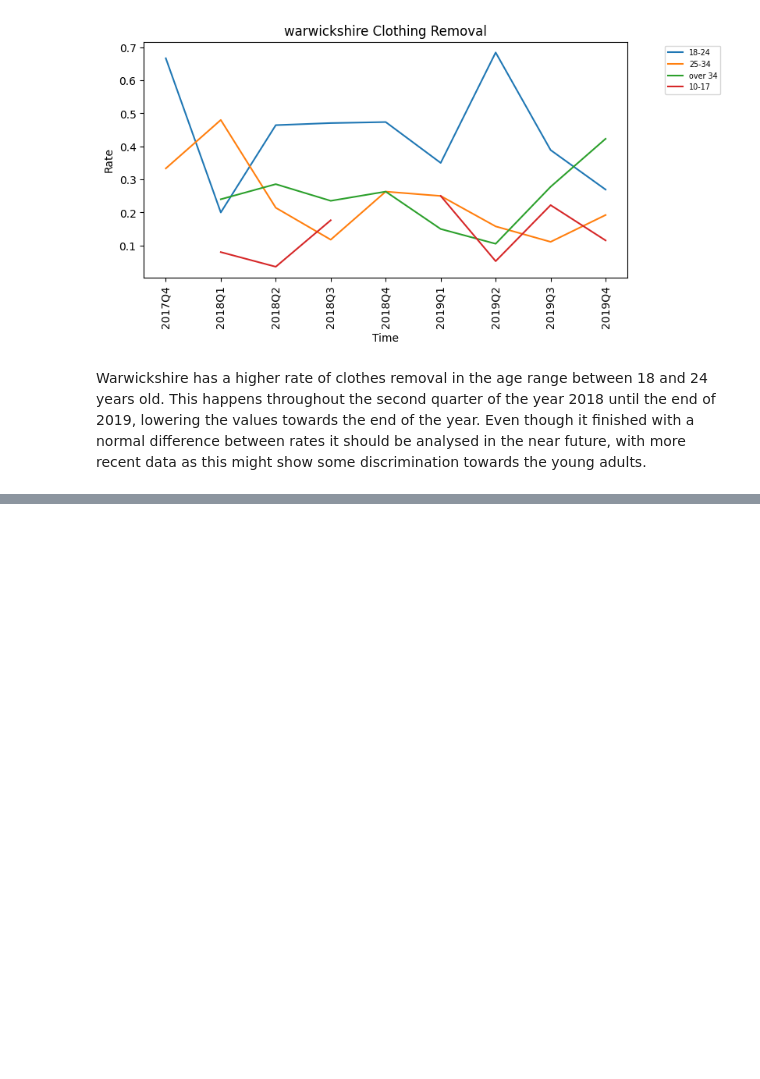
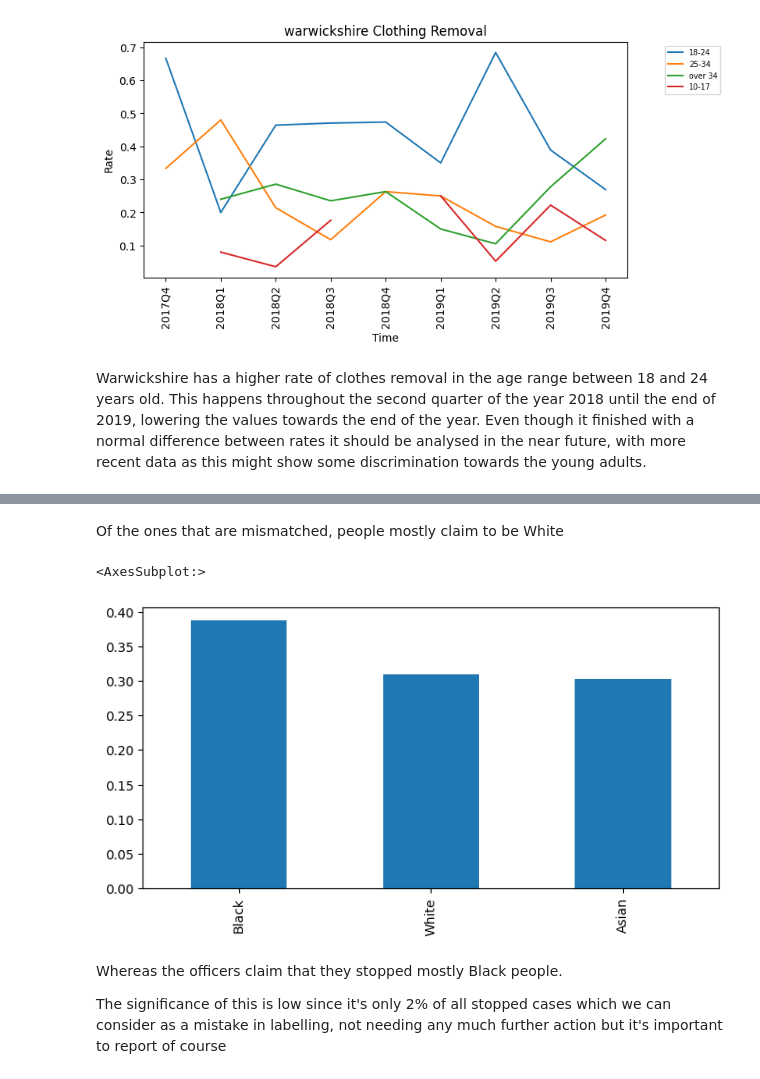
Before and after one commit to dbsousa01/Batch4-Capstone, a Jupyter notebook: Discrimination_EDA.ipynb, the cells around one changed output, grey strips where cells are left out. Saved outputs shown, nothing was run; the diff lists cells and outputs as text; code cells hidden in the pictures; blank space fills up the shorter version.

```diff
--- a/Discrimination_EDA.ipynb
+++ b/Discrimination_EDA.ipynb
@@ -758,0 +863,11 @@ Warwickshire has a higher rate of clothes removal in the age range between 18 an
+# %% [markdown]
+Of the ones that are mismatched, people mostly claim to be White
+# %%
+df_ethnicity_mismatch["Officer-defined ethnicity"].value_counts(normalize=True).plot(kind='bar')
+# %% [output]
+<AxesSubplot:>
+[figure, added]
+# %% [markdown]
+Whereas the officers claim that they stopped mostly Black people.
+
+The significance of this is low since it's only 2% of all stopped cases which we can consider as a mistake in labelling, not needing any much further action but it's important to report of course
```
Also changed, not shown: parts of 20 cells of this notebook.
